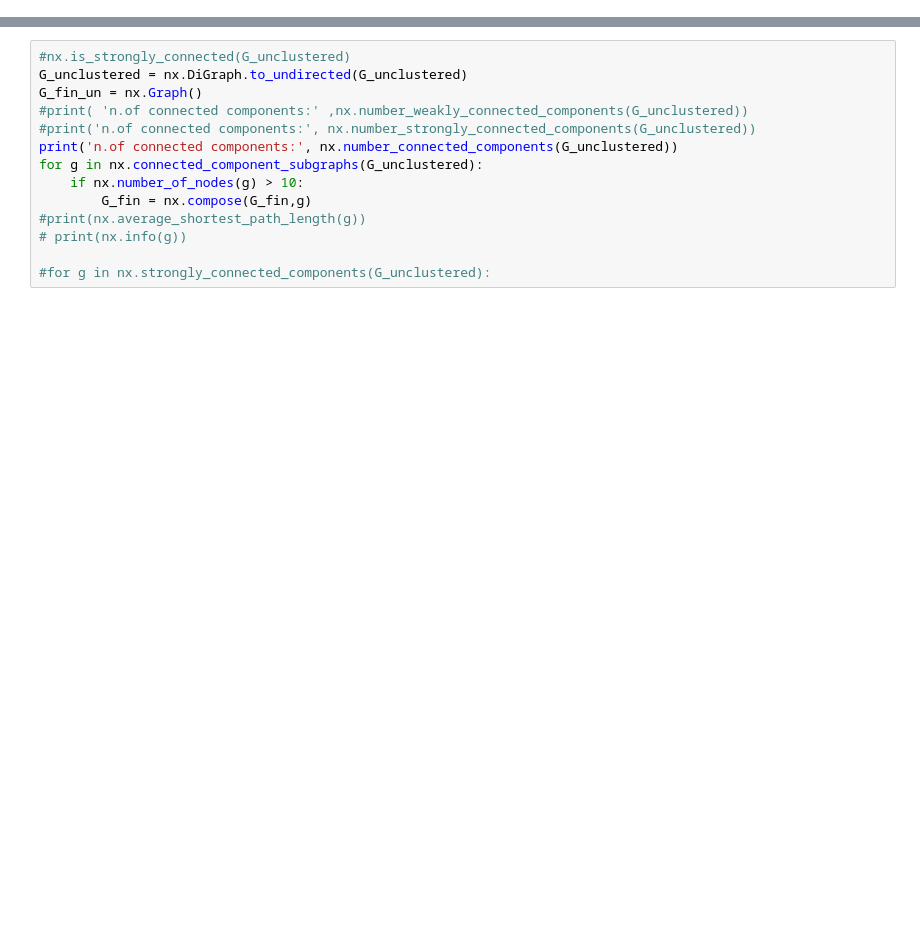
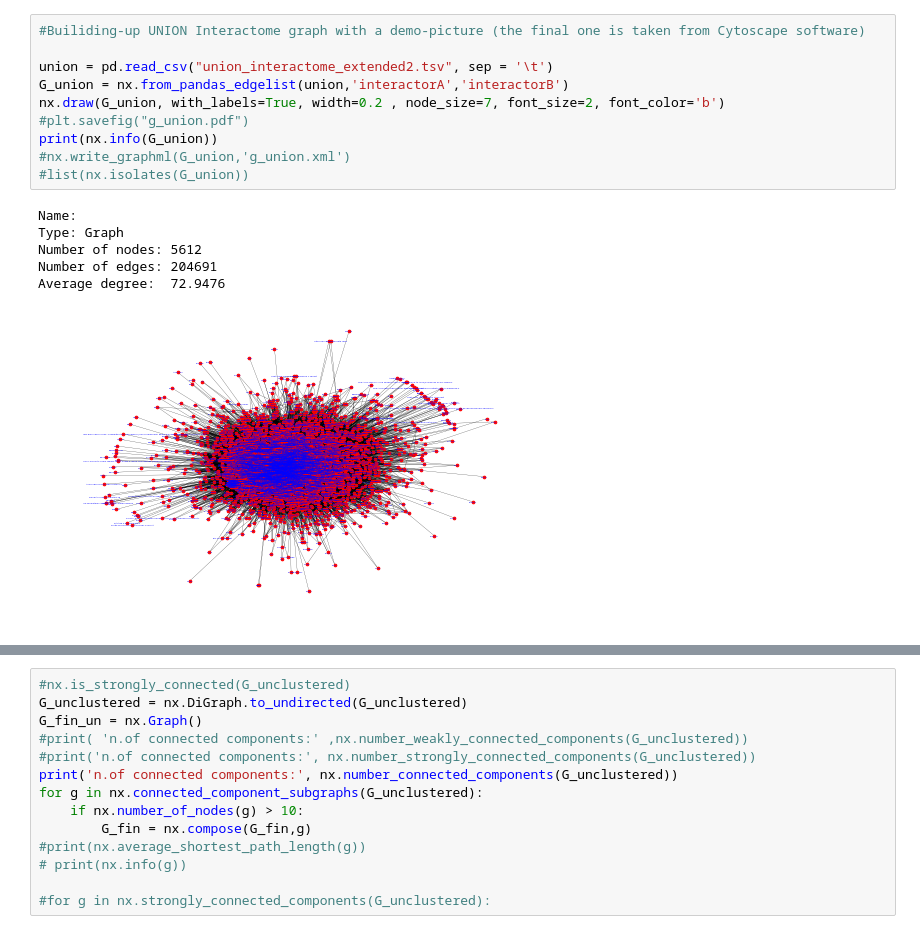
Before and after one commit to giuliacassara/Malignant-Mesothelioma, a Jupyter notebook: Analysis2.ipynb, the cells around one changed output, grey strips where cells are left out. Cells and saved outputs as stored; diff of their text form; blank space fills up the shorter version.

```diff
--- a/Analysis2.ipynb
+++ b/Analysis2.ipynb
@@ -23,0 +53,17 @@ Average degree:   2.5871
+# %%
+#Builiding-up UNION Interactome graph with a demo-picture (the final one is taken from Cytoscape software)
+
+union = pd.read_csv("union_interactome_extended2.tsv", sep = '\t')
+G_union = nx.from_pandas_edgelist(union,'interactorA','interactorB')
+nx.draw(G_union, with_labels=True, width=0.2 , node_size=7, font_size=2, font_color='b')
+#plt.savefig("g_union.pdf")
+print(nx.info(G_union))
+#nx.write_graphml(G_union,'g_union.xml')
+#list(nx.isolates(G_union))
+# %% [output]
+Name:
+Type: Graph
+Number of nodes: 5612
+Number of edges: 204691
+Average degree:  72.9476
+[figure, added]
```
Also changed, not shown: parts of 29 cells of this notebook, 4 other files.
